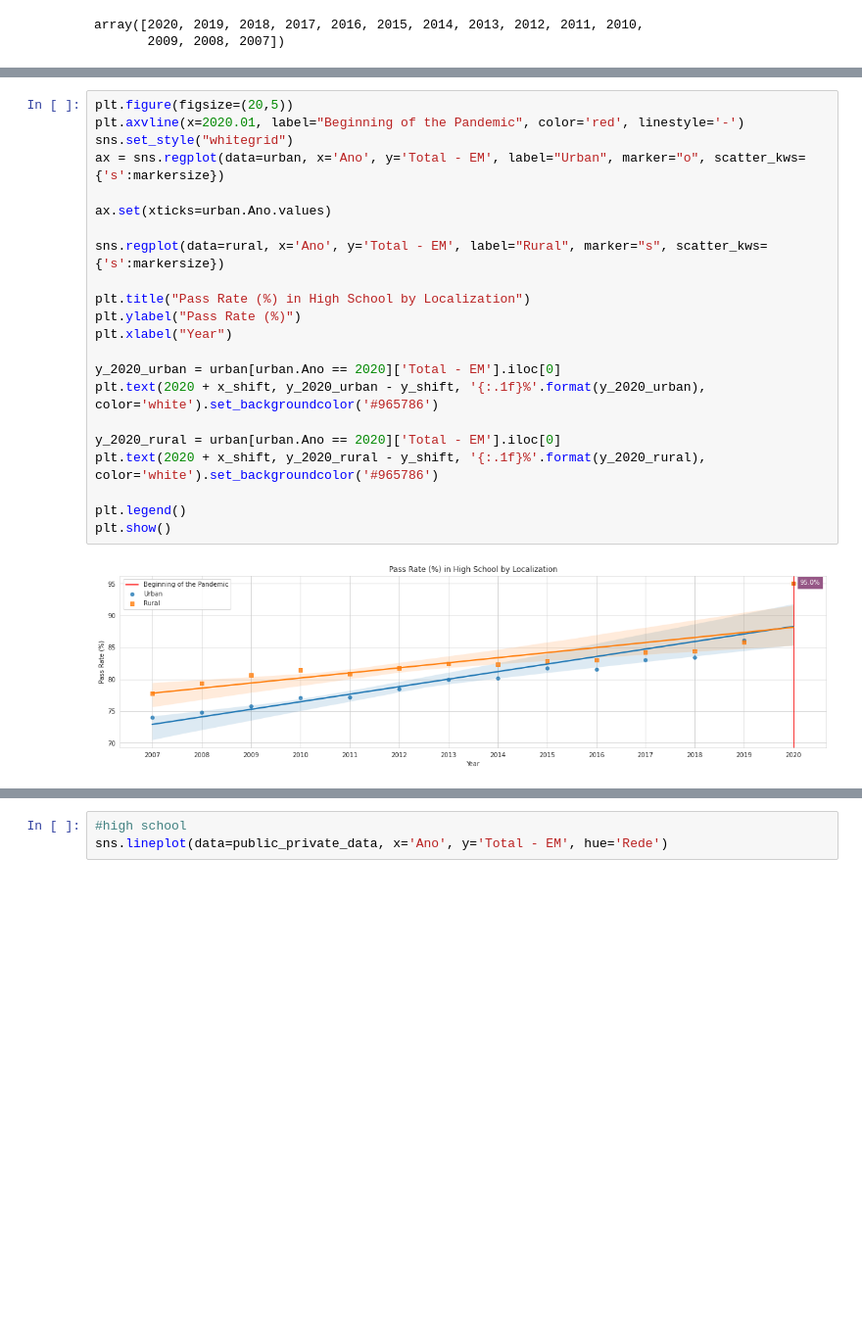
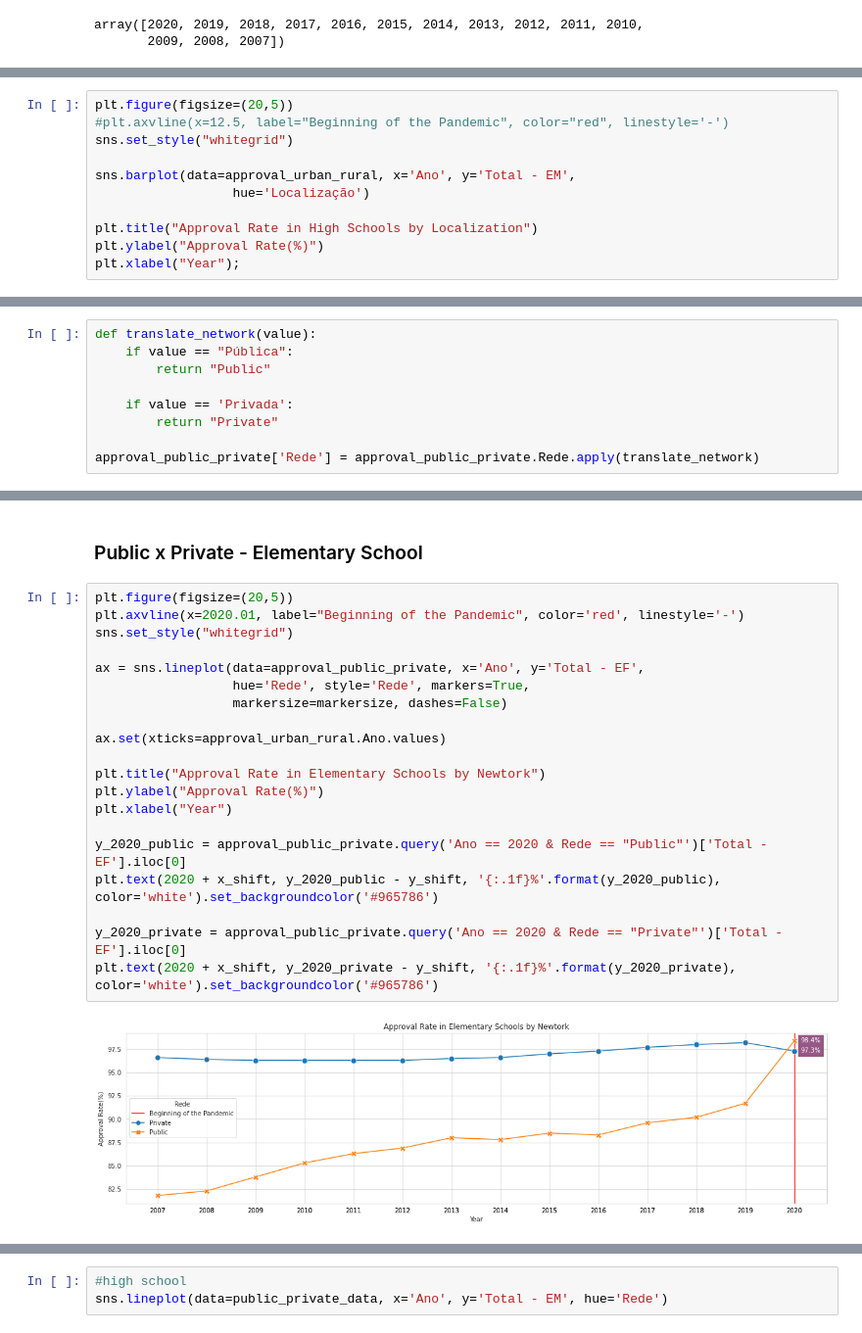
Before and after one commit to aianshay/covid-impacts-on-education, a Jupyter notebook: viz_rq3_rq4.ipynb, the cells around one changed output, grey strips where cells are left out. Shown: that part at 98% size. Saved outputs shown, nothing was run; the diff lists cells and outputs as text; blank space fills up the shorter version.

```diff
--- a/viz_rq3_rq4.ipynb
+++ b/viz_rq3_rq4.ipynb
@@ -121,0 +201,11 @@ sns.lineplot(data=urban_rural_data, x='Ano', y='Total - EM', hue='Localização'
+# %%
+plt.figure(figsize=(20,5))
+#plt.axvline(x=12.5, label="Beginning of the Pandemic", color="red", linestyle='-')
+sns.set_style("whitegrid")
+
+sns.barplot(data=approval_urban_rural, x='Ano', y='Total - EM',
+                  hue='Localização')
+
+plt.title("Approval Rate in High Schools by Localization")
+plt.ylabel("Approval Rate(%)")
+plt.xlabel("Year");
@@ -121,0 +225,9 @@ sns.lineplot(data=urban_rural_data, x='Ano', y='Total - EM', hue='Localização'
+# %%
+def translate_network(value):
+    if value == "Pública":
+        return "Public"
+
+    if value == 'Privada':
+        return "Private"
+
+approval_public_private['Rede'] = approval_public_private.Rede.apply(translate_network)
@@ -122,24 +240,24 @@ sns.lineplot(data=urban_rural_data, x='Ano', y='Total - EM', hue='Localização'
+# %% [markdown]
+### Public x Private - Elementary School
 # %%
 plt.figure(figsize=(20,5))
 plt.axvline(x=2020.01, label="Beginning of the Pandemic", color='red', linestyle='-')
 sns.set_style("whitegrid")
-ax = sns.regplot(data=urban, x='Ano', y='Total - EM', label="Urban", marker="o", scatter_kws={'s':markersize})
 
-ax.set(xticks=urban.Ano.values)
+ax = sns.lineplot(data=approval_public_private, x='Ano', y='Total - EF',
+                  hue='Rede', style='Rede', markers=True,
+                  markersize=markersize, dashes=False)
 
-sns.regplot(data=rural, x='Ano', y='Total - EM', label="Rural", marker="s", scatter_kws={'s':markersize})
+ax.set(xticks=approval_urban_rural.Ano.values)
 
-plt.title("Pass Rate (%) in High School by Localization")
-plt.ylabel("Pass Rate (%)")
+plt.title("Approval Rate in Elementary Schools by Newtork")
+plt.ylabel("Approval Rate(%)")
 plt.xlabel("Year")
 
-y_2020_urban = urban[urban.Ano == 2020]['Total - EM'].iloc[0]
-plt.text(2020 + x_shift, y_2020_urban - y_shift, '{:.1f}%'.format(y_2020_urban), color='white').set_backgroundcolor('#965786')
+y_2020_public = approval_public_private.query('Ano == 2020 & Rede == "Public"')['Total - EF'].iloc[0]
+plt.text(2020 + x_shift, y_2020_public - y_shift, '{:.1f}%'.format(y_2020_public), color='white').set_backgroundcolor('#965786')
 
-y_2020_rural = urban[urban.Ano == 2020]['Total - EM'].iloc[0]
-plt.text(2020 + x_shift, y_2020_rural - y_shift, '{:.1f}%'.format(y_2020_rural), color='white').set_backgroundcolor('#965786')
-
-plt.legend()
-plt.show()
+y_2020_private = approval_public_private.query('Ano == 2020 & Rede == "Private"')['Total - EF'].iloc[0]
+plt.text(2020 + x_shift, y_2020_private - y_shift, '{:.1f}%'.format(y_2020_private), color='white').set_backgroundcolor('#965786')
 # %% [output]
-[figure, old version]
+[figure, new version]
```
Also changed, not shown: parts of 41 cells of this notebook.
